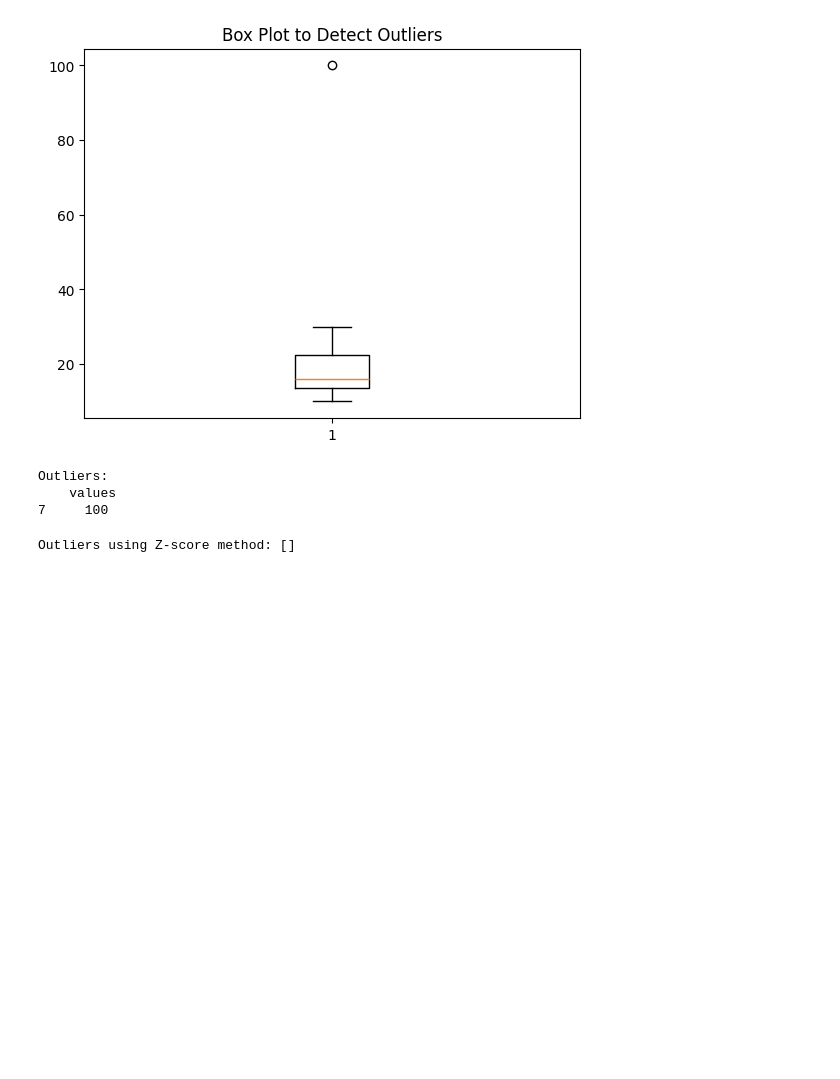
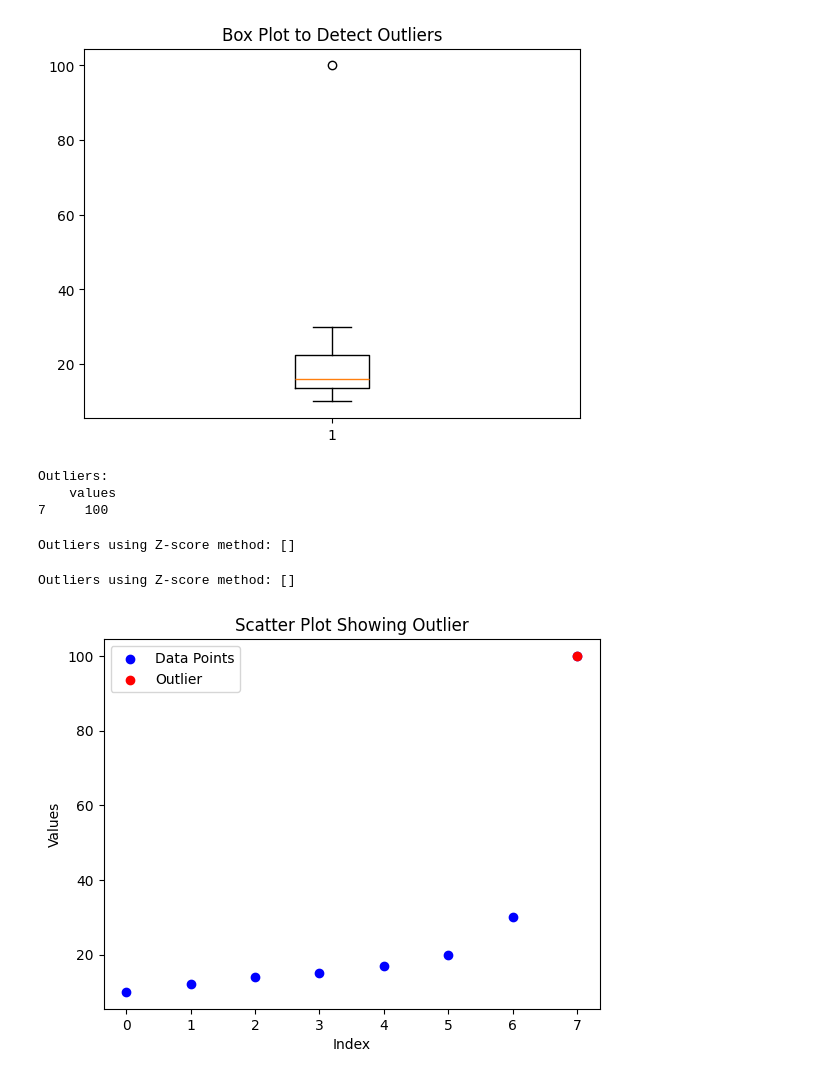
Before and after one commit to mugi2003d/Data-science-, a Jupyter notebook: Welcome_to_Colaboratory.ipynb, the cells around one changed output. Drawn from its saved outputs; the diff is of its cells as text; code cells hidden in the pictures; blank space fills up the shorter version.

```diff
--- a/Welcome_to_Colaboratory.ipynb
+++ b/Welcome_to_Colaboratory.ipynb
@@ -252,3 +252,24 @@ outliers = data_array[z_scores > 3]
 print("Outliers using Z-score method:", outliers)
 # %% [output]
 Outliers using Z-score method: []
+# %%
+from scipy import stats
+# Convert to NumPy array
+data_array = np.array(data)
+# Calculate Z-scores
+z_scores = np.abs(stats.zscore(data_array))
+# Find outliers (Z-score > 3)
+outliers = data_array[z_scores > 3]
+print("Outliers using Z-score method:", outliers)
+# %% [output]
+Outliers using Z-score method: []
+# %%
+plt.scatter(range(len(data)), data, color='blue', label="Data Points")
+plt.scatter([data.index(100)], [100], color='red', label="Outlier") # Highlight outlier
+plt.xlabel("Index")
+plt.ylabel("Values")
+plt.title("Scatter Plot Showing Outlier")
+plt.legend()
+plt.show()
+# %% [output]
+[figure, added]
```
Also changed, not shown: parts of 1 cell of this notebook.
